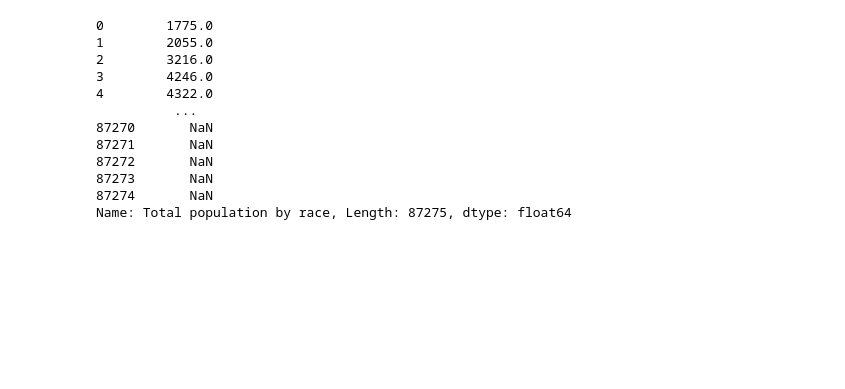
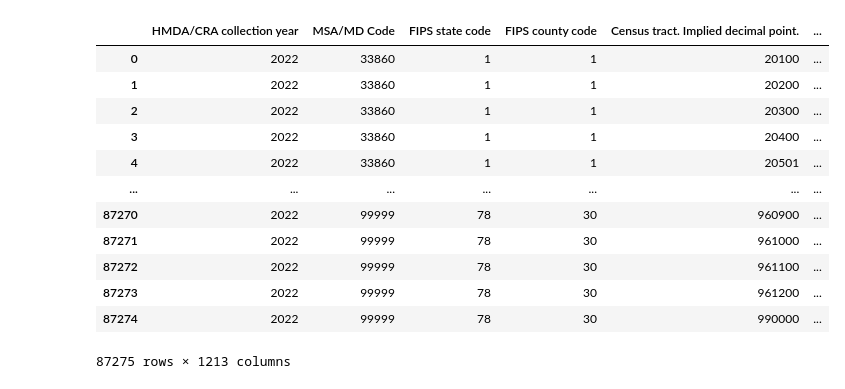
Before and after one commit to barryce95/CNA, a Jupyter notebook: Dev/dev.ipynb, the cells around one changed output. Cells and saved outputs as stored; diff of their text form; code cells hidden in the pictures; blank space fills up the shorter version.

```diff
--- a/Dev/dev.ipynb
+++ b/Dev/dev.ipynb
@@ -166,15 +131,25 @@ It takes 0.2549726963043213 seconds to download 2021_public_lar_pa.csv
-# %%
-census_2022['Total population by race']
-# %% [output]
-0        1775.0
-1        2055.0
-2        3216.0
-3        4246.0
-4        4322.0
-          ...
-87270       NaN
-87271       NaN
-87272       NaN
-87273       NaN
-87274       NaN
-Name: Total population by race, Length: 87275, dtype: float64
+# %%
+census_2022.columns = new_col_list
+census_2022.columns = census_2022.columns.str.lstrip('Key field. ')
+
+### UPDATE: Need to get this showing as the 11 digit Census tract. We can convert to integer if needed, but safer to leave as full 11 digit string.
+# Concatenate 'FIPS state code' (length: 2), 'FIPS county code' (length: 3), and 'Census tract' (length: 6)
+
+census_2022['census_tract_merge'] = (census_2022['FIPS state code'].astype(str).str.pad(width=2, side='left', fillchar='0') +
+                                    census_2022['FIPS county code'].astype(str).str.pad(width=3, side='left', fillchar='0') +
+                                    census_2022['Census tract. Implied decimal point.'].astype(str).str.pad(width=6, side='left', fillchar='0'))
+census_2022
+# %% [output]
+|  | HMDA/CRA collection year | MSA/MD Code | FIPS state code | FIPS county code | Census tract. Implied decimal point. | ... |
+| 0 | 2022 | 33860 | 1 | 1 | 20100 | ... |
+| 1 | 2022 | 33860 | 1 | 1 | 20200 | ... |
+| 2 | 2022 | 33860 | 1 | 1 | 20300 | ... |
+| 3 | 2022 | 33860 | 1 | 1 | 20400 | ... |
+| 4 | 2022 | 33860 | 1 | 1 | 20501 | ... |
+| ... | ... | ... | ... | ... | ... | ... |
+| 87270 | 2022 | 99999 | 78 | 30 | 960900 | ... |
+| 87271 | 2022 | 99999 | 78 | 30 | 961000 | ... |
+| 87272 | 2022 | 99999 | 78 | 30 | 961100 | ... |
+| 87273 | 2022 | 99999 | 78 | 30 | 961200 | ... |
+| 87274 | 2022 | 99999 | 78 | 30 | 990000 | ... |
+87275 rows × 1213 columns
```
Also changed, not shown: parts of 20 cells of this notebook.
